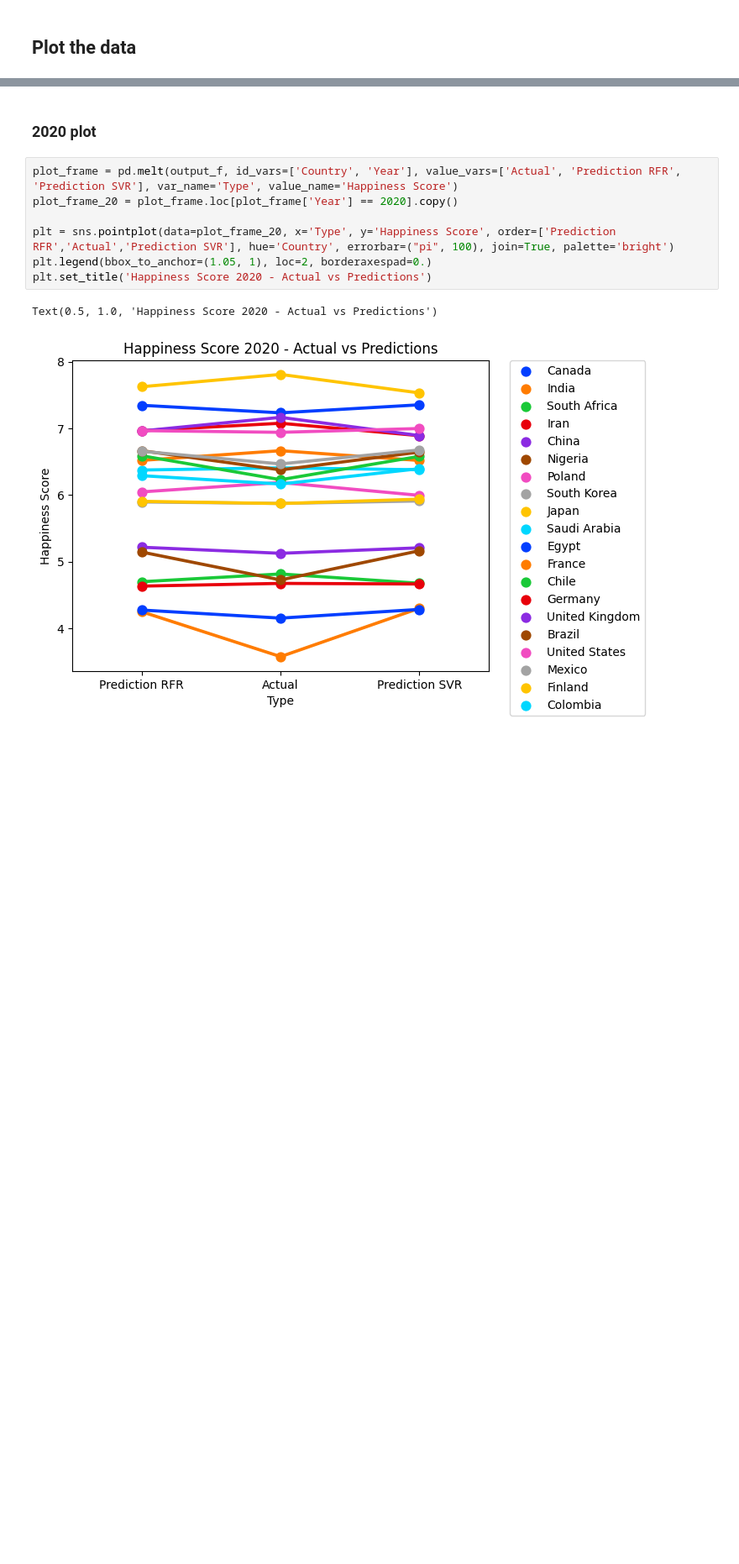
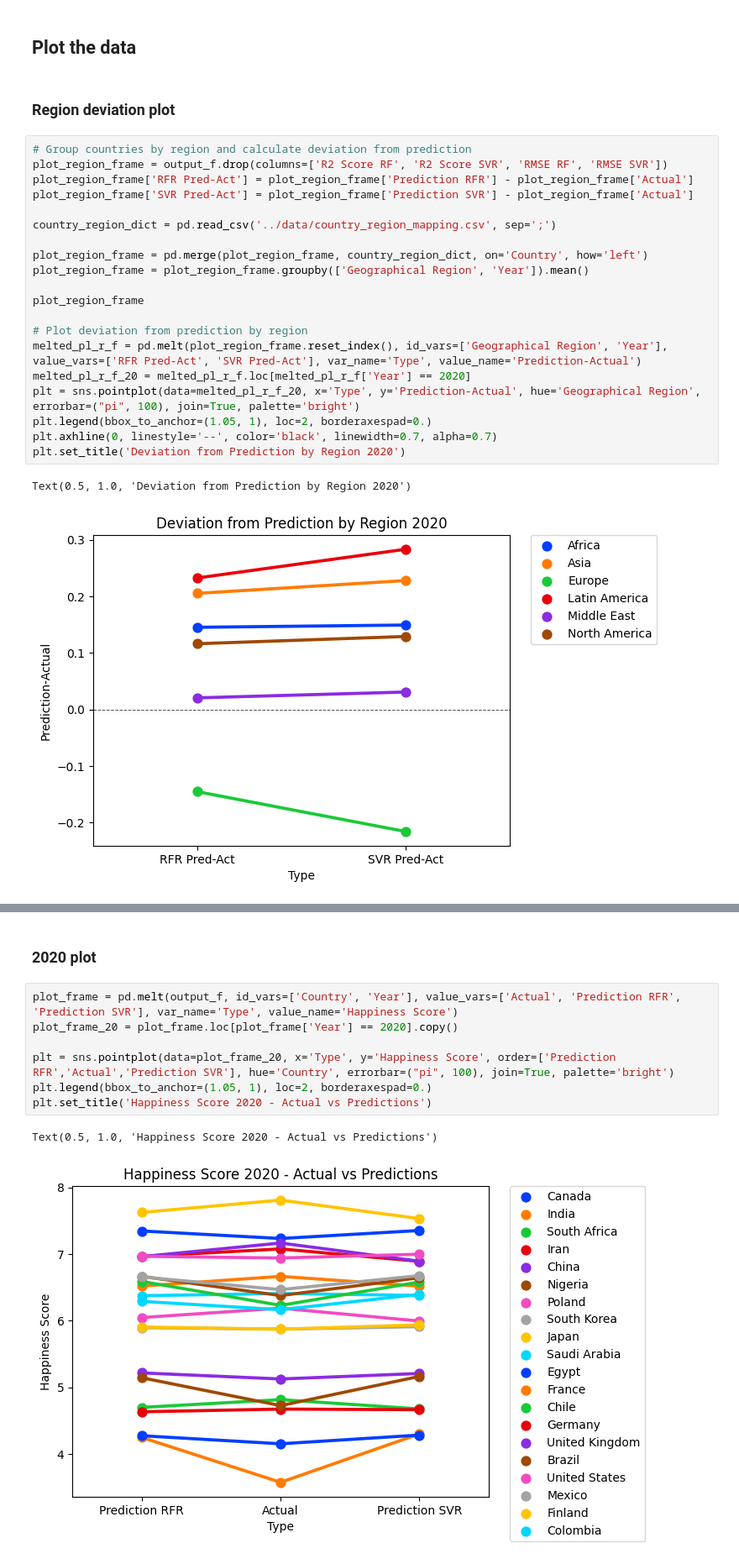
Before and after one commit to thirdcoffee/predicting-world-happiness, a Jupyter notebook: notebooks/predictor.ipynb, the cells around one changed output, grey strips where cells are left out. Shown at 84% size. Drawn from its saved outputs; the diff is of its cells as text; blank space fills up the shorter version.

Commit message:
Add region deviation plot

```diff
--- a/notebooks/predictor.ipynb
+++ b/notebooks/predictor.ipynb
@@ -546,2 +554,27 @@ output_f.to_excel('../happiness-predictions.xlsx', index=False)
 # %% [markdown]
 ## Plot the data
+# %% [markdown]
+### Region deviation plot
+# %%
+# Group countries by region and calculate deviation from prediction
+plot_region_frame = output_f.drop(columns=['R2 Score RF', 'R2 Score SVR', 'RMSE RF', 'RMSE SVR'])
+plot_region_frame['RFR Pred-Act'] = plot_region_frame['Prediction RFR'] - plot_region_frame['Actual']
+plot_region_frame['SVR Pred-Act'] = plot_region_frame['Prediction SVR'] - plot_region_frame['Actual']
+
+country_region_dict = pd.read_csv('../data/country_region_mapping.csv', sep=';')
+
+plot_region_frame = pd.merge(plot_region_frame, country_region_dict, on='Country', how='left')
+plot_region_frame = plot_region_frame.groupby(['Geographical Region', 'Year']).mean()
+
+plot_region_frame
+
+# Plot deviation from prediction by region
+melted_pl_r_f = pd.melt(plot_region_frame.reset_index(), id_vars=['Geographical Region', 'Year'], value_vars=['RFR Pred-Act', 'SVR Pred-Act'], var_name='Type', value_name='Prediction-Actual')
+melted_pl_r_f_20 = melted_pl_r_f.loc[melted_pl_r_f['Year'] == 2020]
+plt = sns.pointplot(data=melted_pl_r_f_20, x='Type', y='Prediction-Actual', hue='Geographical Region', errorbar=("pi", 100), join=True, palette='bright')
+plt.legend(bbox_to_anchor=(1.05, 1), loc=2, borderaxespad=0.)
+plt.axhline(0, linestyle='--', color='black', linewidth=0.7, alpha=0.7)
+plt.set_title('Deviation from Prediction by Region 2020')
+# %% [output]
+Text(0.5, 1.0, 'Deviation from Prediction by Region 2020')
+[figure, added]
```
Also changed, not shown: parts of 2 cells of this notebook, 3 other files.
